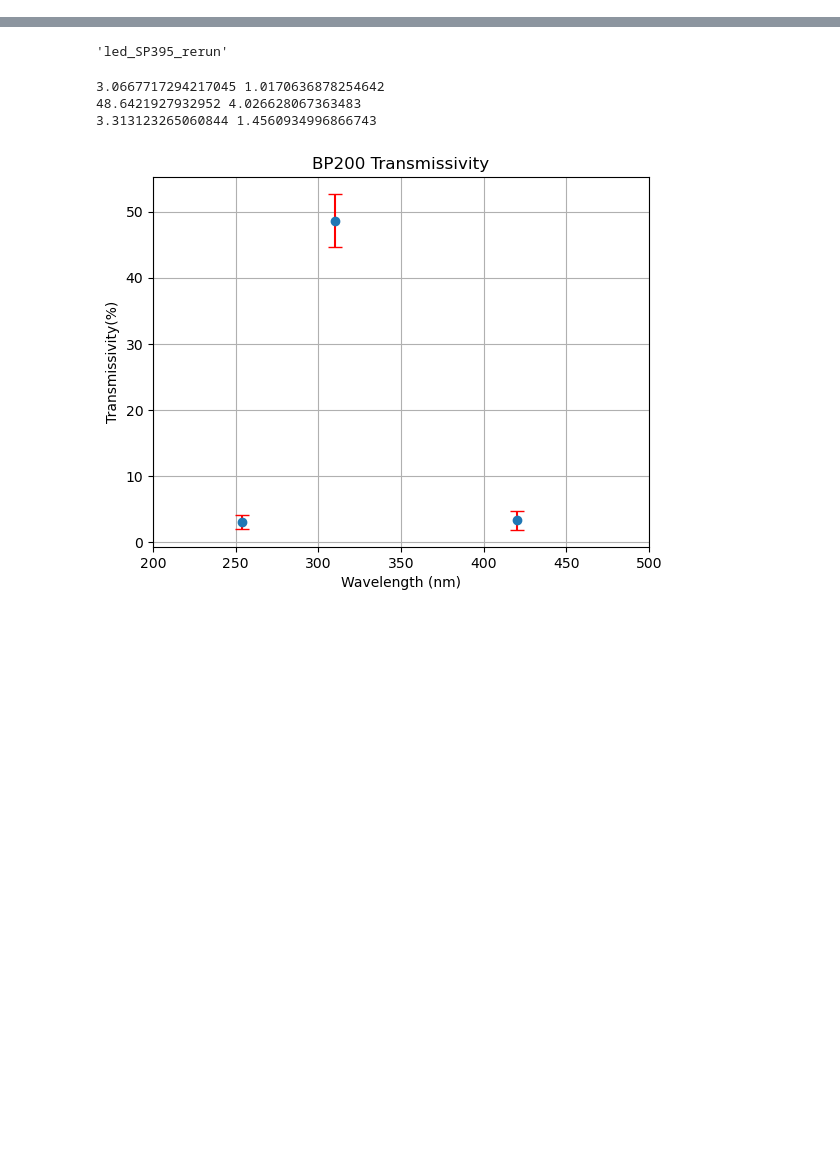
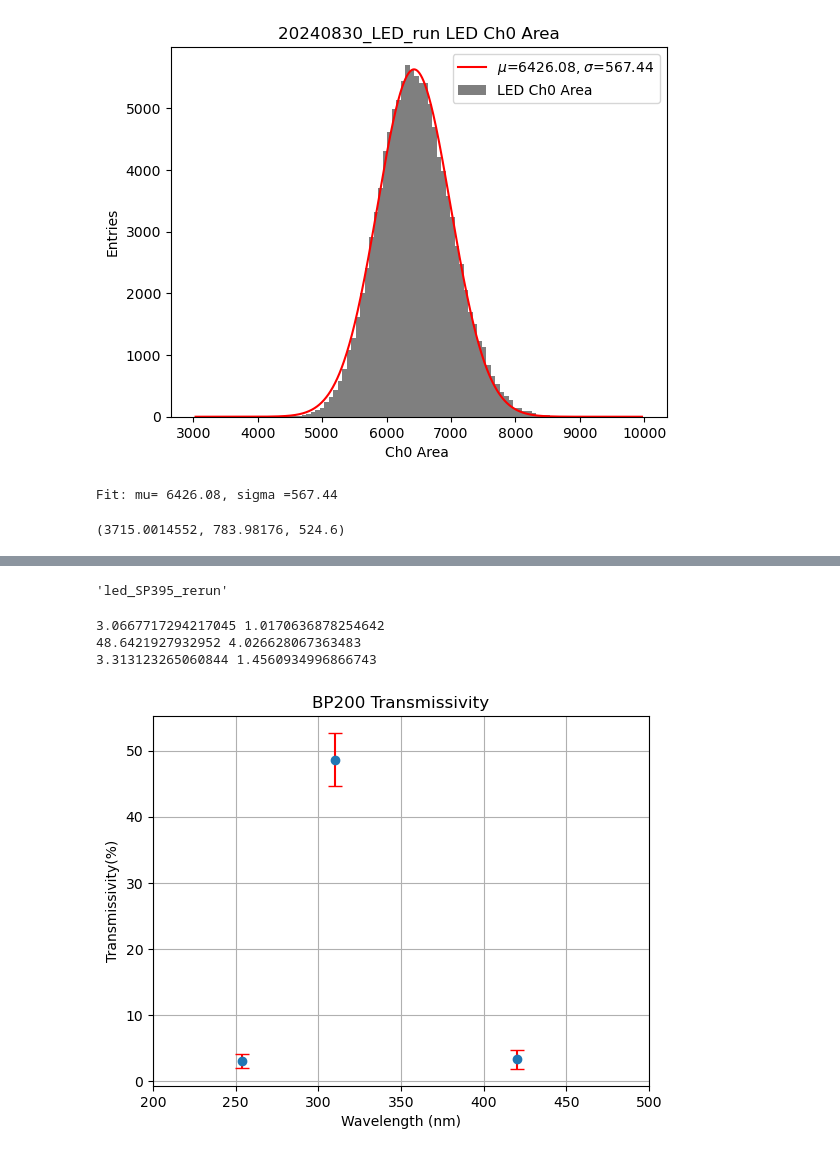
Before and after one commit to Westlake-University-Lsc-lab/ProcessLocalData, a Jupyter notebook: darkrate.ipynb, the cells around one changed output, grey strips where cells are left out. Saved outputs shown, nothing was run; the diff lists cells and outputs as text; code cells hidden in the pictures; blank space fills up the shorter version.

```diff
--- a/darkrate.ipynb
+++ b/darkrate.ipynb
@@ -227,0 +171,5 @@ df_new
+# %%
+mu, sigma =ad.plot_fit_histgram_vs_Gaussion(- df_1.Hight, 100, 3.E3, 1.E4, [2E4, 5E3, 1.E3])
+# %% [output]
+[figure, added]
+Fit: mu= 6426.08, sigma =567.44
@@ -227,0 +178,4 @@ df_new
+# %%
+11032.91 *0.122 * 2.76, 6426.08* 0.122, 4300* 0.122
+# %% [output]
+(3715.0014552, 783.98176, 524.6)
```
Also changed, not shown: parts of 39 cells of this notebook.
